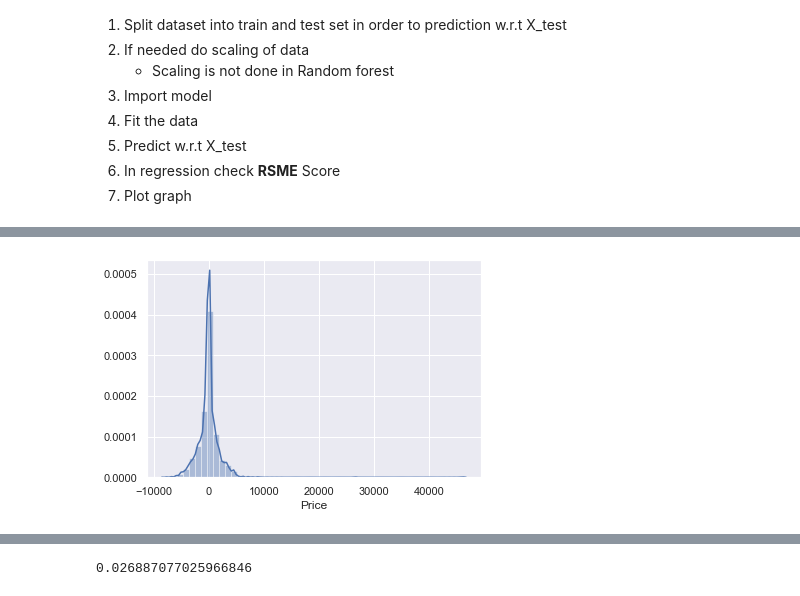
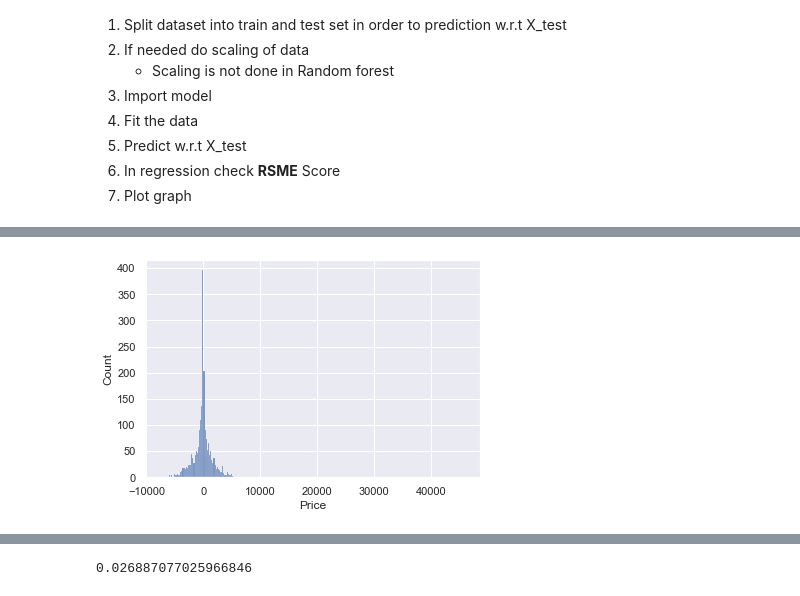
Before and after one commit to pratapavinesh/Flight-Fare-Prediction, a Jupyter notebook: flight_price.ipynb, the cells around one changed output, grey strips where cells are left out. Drawn from its saved outputs; the diff is of its cells as text; code cells hidden in the pictures.

```diff
--- a/flight_price.ipynb
+++ b/flight_price.ipynb
@@ -641,8 +629,8 @@ reg_rf.score(X_test, y_test)
 # %%
-sns.distplot(y_test-y_pred)
+sns.histplot(y_test-y_pred)
 plt.show()
 # %% [output]
-[figure, old version]
+[figure, new version]
 # %%
 
 plt.scatter(y_test, y_pred, alpha = 0.5)
```
Also changed, not shown: parts of 18 cells of this notebook, 1 other file.
